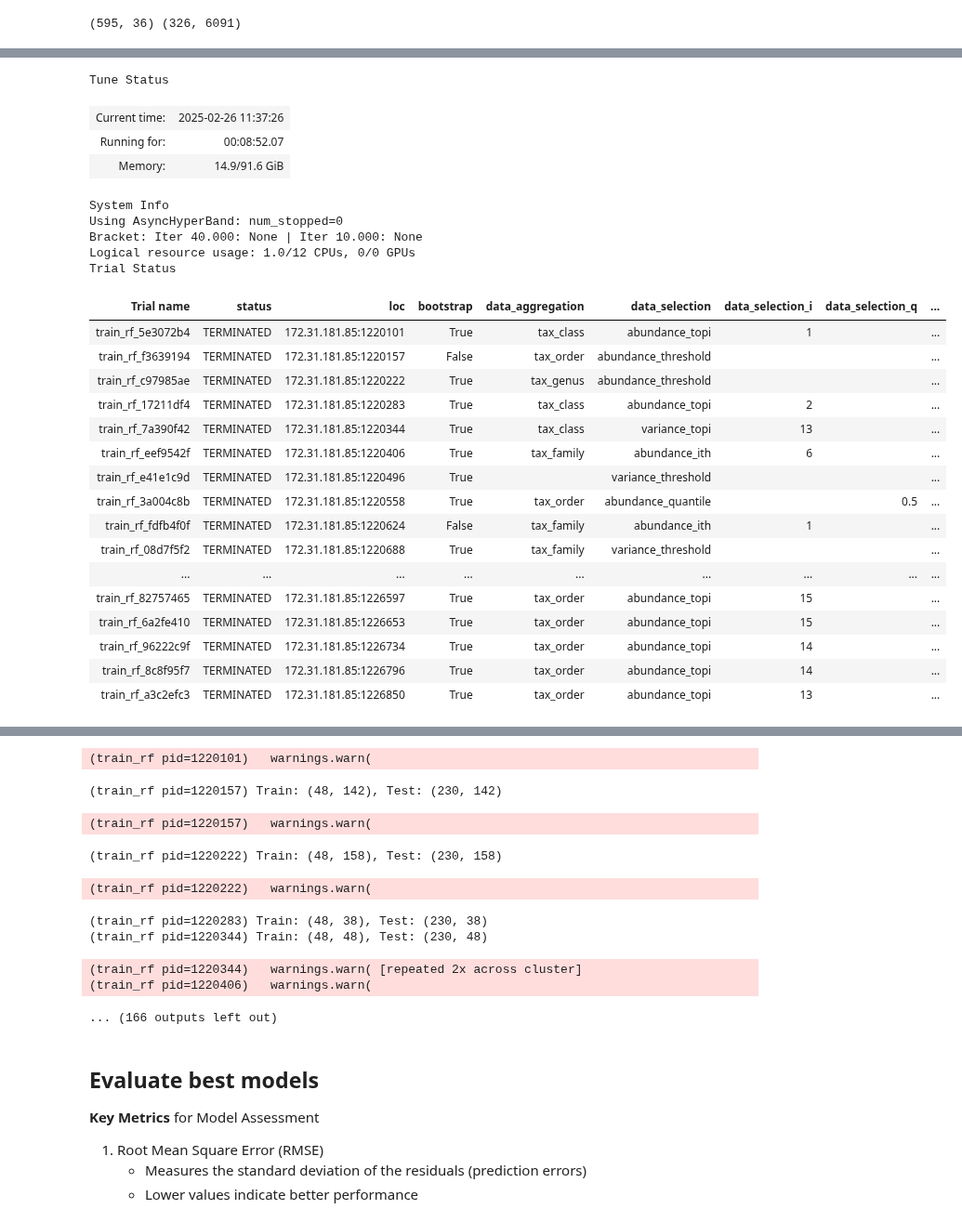
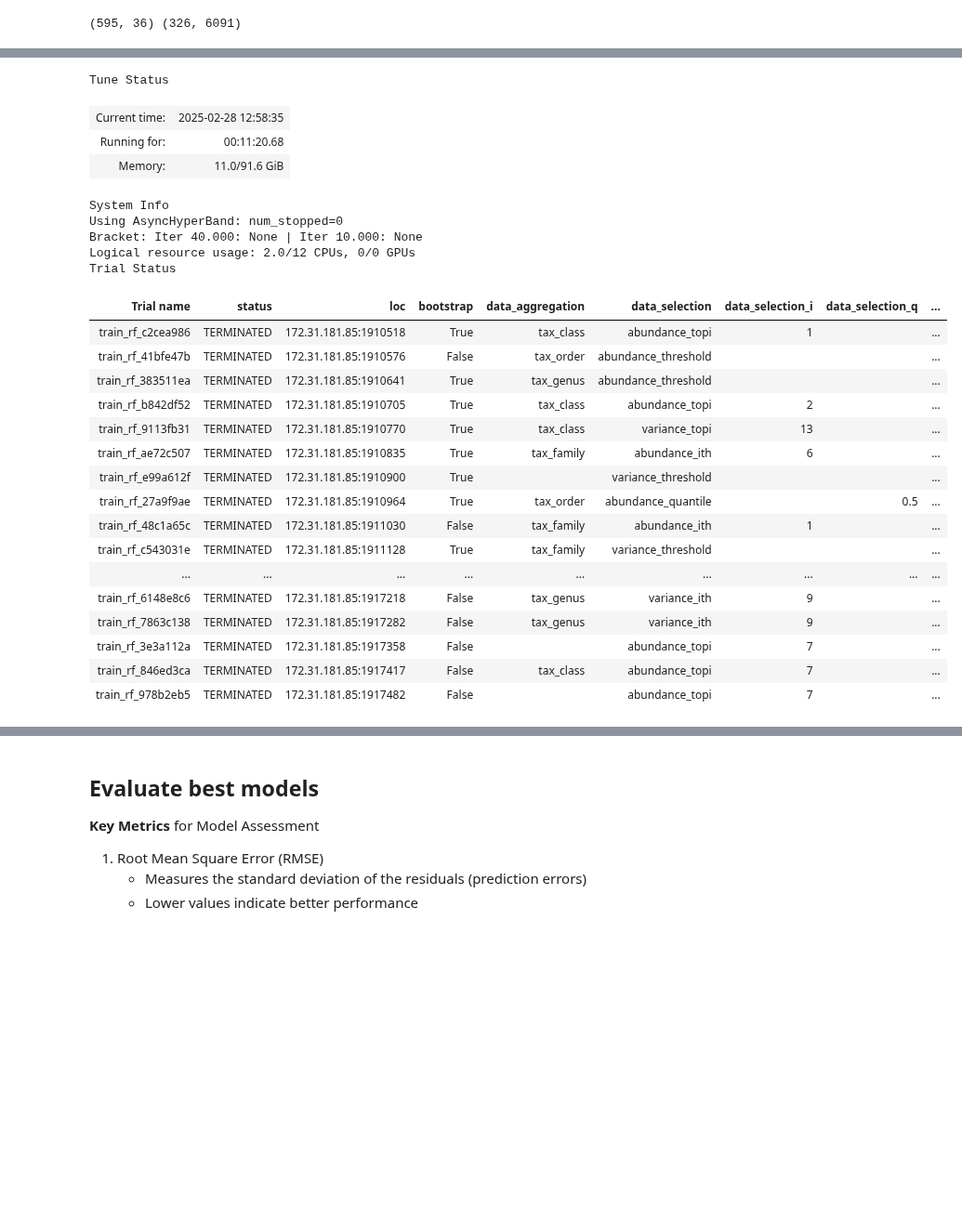
Before and after one commit to bokulich-publications/microterroir, a Jupyter notebook: Microbiome/ITS/influence-factors/6_fun_influence_berry_temperature_predict.ipynb, the cells around one changed output, grey strips where cells are left out. Shown at 93% size. Saved outputs shown, nothing was run; the diff lists cells and outputs as text; code cells hidden in the pictures; blank space fills up the shorter version.

```diff
--- a/Microbiome/ITS/influence-factors/6_fun_influence_berry_temperature_predict.ipynb
+++ b/Microbiome/ITS/influence-factors/6_fun_influence_berry_temperature_predict.ipynb
@@ -58,7 +44,10 @@ RH_best_models                 Temp_best_models
 #model_config_path = "/home/lfloerl/microterroir/Microbiome/Other_scripts/config/RITMEconfig_Temp_noGroup.json"
 
 # by year
-model_config_path = "/home/lfloerl/microterroir/Microbiome/Other_scripts/config/RITMEconfig_Temp_byYear.json"
+#model_config_path = "/home/lfloerl/microterroir/Microbiome/Other_scripts/config/RITMEconfig_Temp_byYear.json"
+
+# restricted seach space but all models
+model_config_path = "/home/lfloerl/microterroir/Microbiome/Other_scripts/config/RITMEconfig_Temp_WithParams.json"
 
 
 # define path to feature table, metadata, and taxonomy (no phylogeny)
@@ -109,32 +101,32 @@ View the results with navigating to the folder in the terminal (e.g. `cd /home/l
 # %%
 tax = _load_taxonomy(path_to_tax)
 
 best_model_dict, path_to_exp = find_best_model_config(
-    config, train_val, tax, path_store_model_logs="ritme_Temp_byYear")
+    config, train_val, tax, path_store_model_logs="ritme_Temp_byYear_restrictedSpace_9")
 # %% [output]
 Tune Status
-| Current time: | 2025-02-26 11:37:26 |
-| Running for: | 00:08:52.07 |
-| Memory: | 14.9/91.6 GiB |
+| Current time: | 2025-02-28 12:58:35 |
+| Running for: | 00:11:20.68 |
+| Memory: | 11.0/91.6 GiB |
 System Info
 Using AsyncHyperBand: num_stopped=0
 Bracket: Iter 40.000: None | Iter 10.000: None
-Logical resource usage: 1.0/12 CPUs, 0/0 GPUs
+Logical resource usage: 2.0/12 CPUs, 0/0 GPUs
 Trial Status
 | Trial name | status | loc | bootstrap | data_aggregation | data_selection | data_selection_i | data_selection_q | ... |
-| train_rf_5e3072b4 | TERMINATED | 172.31.181.85:1220101 | True | tax_class | abundance_topi | 1 |  | ... |
-| train_rf_f3639194 | TERMINATED | 172.31.181.85:1220157 | False | tax_order | abundance_threshold |  |  | ... |
-| train_rf_c97985ae | TERMINATED | 172.31.181.85:1220222 | True | tax_genus | abundance_threshold |  |  | ... |
-| train_rf_17211df4 | TERMINATED | 172.31.181.85:1220283 | True | tax_class | abundance_topi | 2 |  | ... |
-| train_rf_7a390f42 | TERMINATED | 172.31.181.85:1220344 | True | tax_class | variance_topi | 13 |  | ... |
-| train_rf_eef9542f | TERMINATED | 172.31.181.85:1220406 | True | tax_family | abundance_ith | 6 |  | ... |
-| train_rf_e41e1c9d | TERMINATED | 172.31.181.85:1220496 | True |  | variance_threshold |  |  | ... |
-| train_rf_3a004c8b | TERMINATED | 172.31.181.85:1220558 | True | tax_order | abundance_quantile |  | 0.5 | ... |
-| train_rf_fdfb4f0f | TERMINATED | 172.31.181.85:1220624 | False | tax_family | abundance_ith | 1 |  | ... |
-| train_rf_08d7f5f2 | TERMINATED | 172.31.181.85:1220688 | True | tax_family | variance_threshold |  |  | ... |
+| train_rf_c2cea986 | TERMINATED | 172.31.181.85:1910518 | True | tax_class | abundance_topi | 1 |  | ... |
+| train_rf_41bfe47b | TERMINATED | 172.31.181.85:1910576 | False | tax_order | abundance_threshold |  |  | ... |
+| train_rf_383511ea | TERMINATED | 172.31.181.85:1910641 | True | tax_genus | abundance_threshold |  |  | ... |
+| train_rf_b842df52 | TERMINATED | 172.31.181.85:1910705 | True | tax_class | abundance_topi | 2 |  | ... |
+| train_rf_9113fb31 | TERMINATED | 172.31.181.85:1910770 | True | tax_class | variance_topi | 13 |  | ... |
+| train_rf_ae72c507 | TERMINATED | 172.31.181.85:1910835 | True | tax_family | abundance_ith | 6 |  | ... |
+| train_rf_e99a612f | TERMINATED | 172.31.181.85:1910900 | True |  | variance_threshold |  |  | ... |
+| train_rf_27a9f9ae | TERMINATED | 172.31.181.85:1910964 | True | tax_order | abundance_quantile |  | 0.5 | ... |
+| train_rf_48c1a65c | TERMINATED | 172.31.181.85:1911030 | False | tax_family | abundance_ith | 1 |  | ... |
+| train_rf_c543031e | TERMINATED | 172.31.181.85:1911128 | True | tax_family | variance_threshold |  |  | ... |
 | ... | ... | ... | ... | ... | ... | ... | ... | ... |
-| train_rf_82757465 | TERMINATED | 172.31.181.85:1226597 | True | tax_order | abundance_topi | 15 |  | ... |
-| train_rf_6a2fe410 | TERMINATED | 172.31.181.85:1226653 | True | tax_order | abundance_topi | 15 |  | ... |
-| train_rf_96222c9f | TERMINATED | 172.31.181.85:1226734 | True | tax_order | abundance_topi | 14 |  | ... |
-| train_rf_8c8f95f7 | TERMINATED | 172.31.181.85:1226796 | True | tax_order | abundance_topi | 14 |  | ... |
-| train_rf_a3c2efc3 | TERMINATED | 172.31.181.85:1226850 | True | tax_order | abundance_topi | 13 |  | ... |
+| train_rf_6148e8c6 | TERMINATED | 172.31.181.85:1917218 | False | tax_genus | variance_ith | 9 |  | ... |
+| train_rf_7863c138 | TERMINATED | 172.31.181.85:1917282 | False | tax_genus | variance_ith | 9 |  | ... |
+| train_rf_3e3a112a | TERMINATED | 172.31.181.85:1917358 | False |  | abundance_topi | 7 |  | ... |
+| train_rf_846ed3ca | TERMINATED | 172.31.181.85:1917417 | False | tax_class | abundance_topi | 7 |  | ... |
+| train_rf_978b2eb5 | TERMINATED | 172.31.181.85:1917482 | False |  | abundance_topi | 7 |  | ... |
@@ -142,13 +150,3 @@ Trial Status
-(train_rf pid=1220101)   warnings.warn(
-(train_rf pid=1220157) Train: (48, 142), Test: (230, 142)
-(train_rf pid=1220157)   warnings.warn(
-(train_rf pid=1220222) Train: (48, 158), Test: (230, 158)
-(train_rf pid=1220222)   warnings.warn(
-(train_rf pid=1220283) Train: (48, 38), Test: (230, 38)
-(train_rf pid=1220344) Train: (48, 48), Test: (230, 48)
-(train_rf pid=1220344)   warnings.warn( [repeated 2x across cluster]
-(train_rf pid=1220406)   warnings.warn(
-... (166 outputs left out)
 # %% [markdown]
 ## Evaluate best models
 
```
Also changed, not shown: parts of 10 cells of this notebook, 4 other files.
